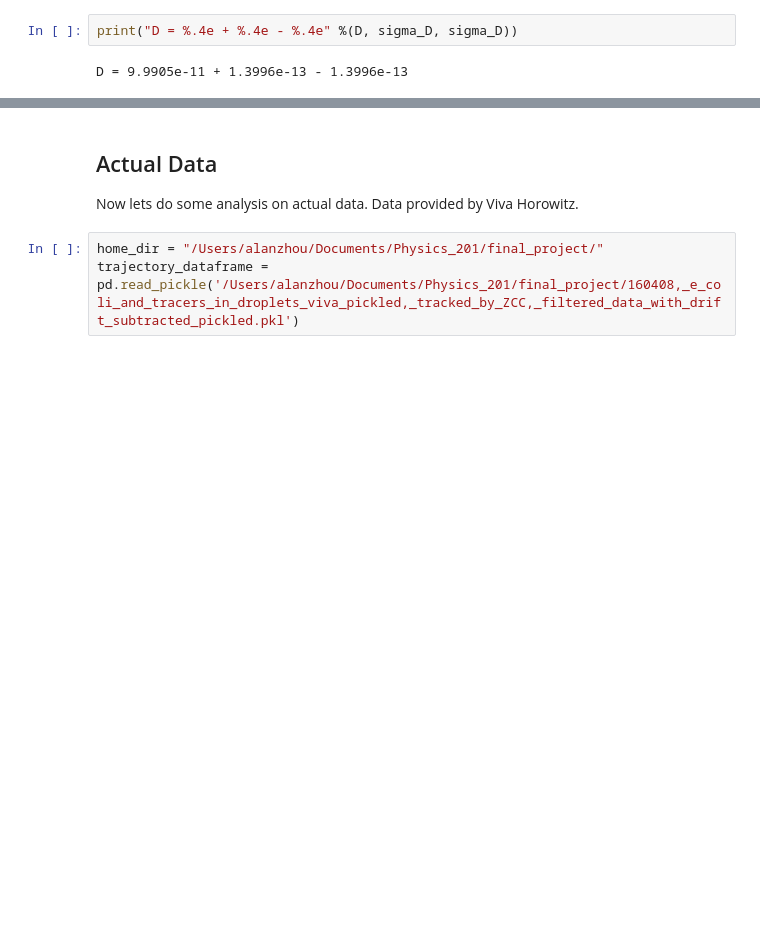
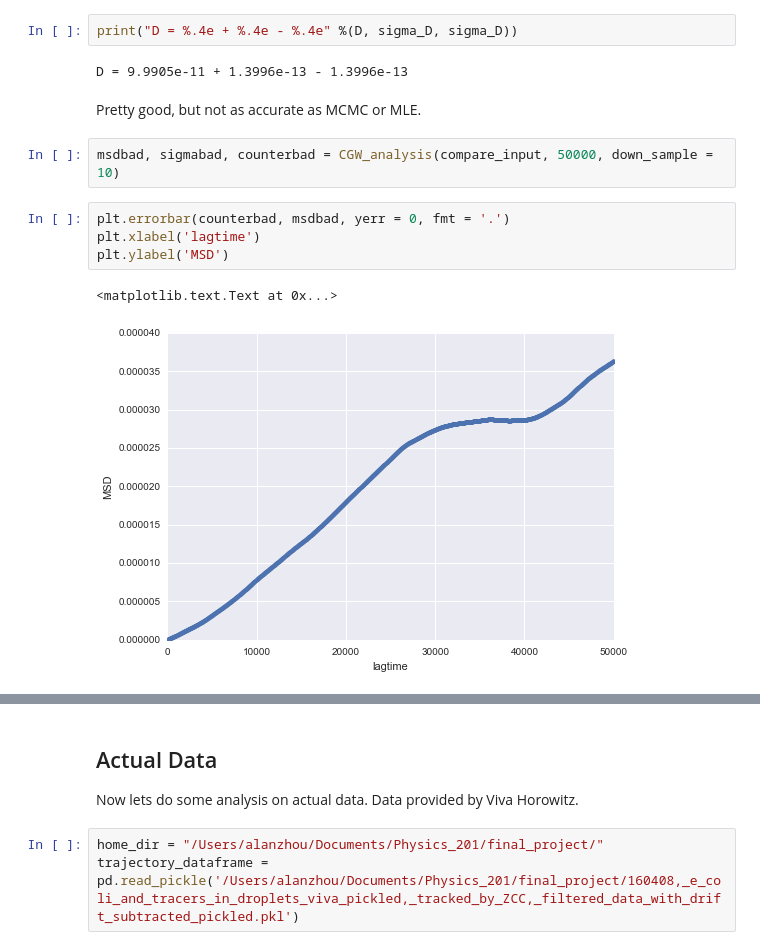
Before and after one commit to alanxzhou/Bayesian-Particle-Tracking, a Jupyter notebook: Tutorial.ipynb, the cells around one changed output, grey strips where cells are left out. Cells and saved outputs as stored; diff of their text form; blank space fills up the shorter version.

Commit message:
more tests added
more unit tests, cleaned up some analysis. removed test_dataD

```diff
--- a/Tutorial.ipynb
+++ b/Tutorial.ipynb
@@ -245,3 +266,14 @@ array([  1.39960420e-13])
 print("D = %.4e + %.4e - %.4e" %(D, sigma_D, sigma_D))
 # %% [output]
 D = 9.9905e-11 + 1.3996e-13 - 1.3996e-13
+# %% [markdown]
+Pretty good, but not as accurate as MCMC or MLE.
+# %%
+msdbad, sigmabad, counterbad = CGW_analysis(compare_input, 50000, down_sample = 10)
+# %%
+plt.errorbar(counterbad, msdbad, yerr = 0, fmt = '.')
+plt.xlabel('lagtime')
+plt.ylabel('MSD')
+# %% [output]
+<matplotlib.text.Text at 0x...>
+[figure, added]
```
Also changed, not shown: parts of 26 cells of this notebook, 7 other files.
